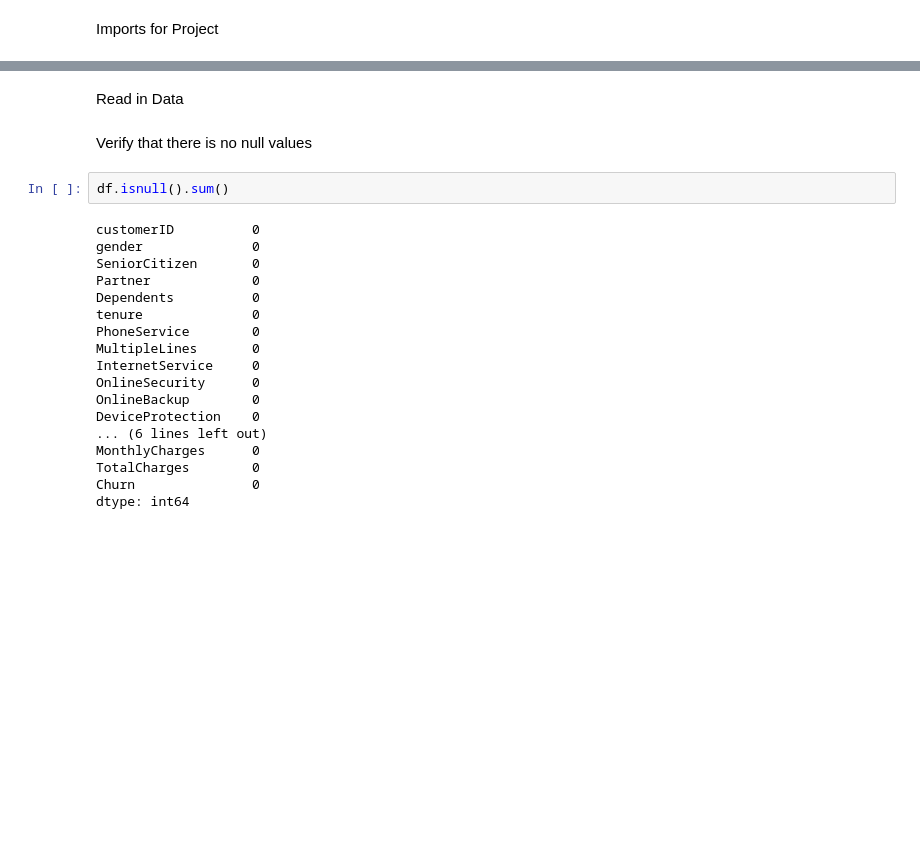
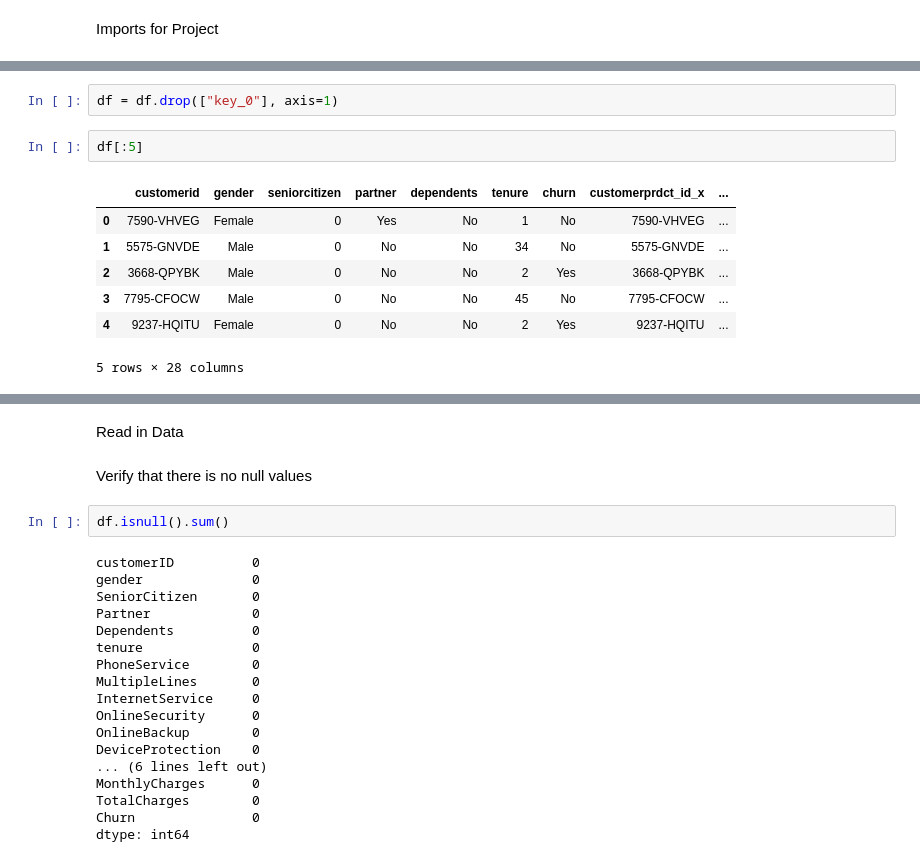
Before and after one commit to UCF-Data-Analytics-Group-Project/Final_Project, a Jupyter notebook: Churn_Prediction.ipynb, the cells around one changed output, grey strips where cells are left out. Drawn from its saved outputs; the diff is of its cells as text; blank space fills up the shorter version.

```diff
--- a/Churn_Prediction.ipynb
+++ b/Churn_Prediction.ipynb
@@ -74,0 +146,12 @@ print (df)
+# %%
+df = df.drop(["key_0"], axis=1)
+# %%
+df[:5]
+# %% [output]
+|  | customerid | gender | seniorcitizen | partner | dependents | tenure | churn | customerprdct_id_x | ... |
+| 0 | 7590-VHVEG | Female | 0 | Yes | No | 1 | No | 7590-VHVEG | ... |
+| 1 | 5575-GNVDE | Male | 0 | No | No | 34 | No | 5575-GNVDE | ... |
+| 2 | 3668-QPYBK | Male | 0 | No | No | 2 | Yes | 3668-QPYBK | ... |
+| 3 | 7795-CFOCW | Male | 0 | No | No | 45 | No | 7795-CFOCW | ... |
+| 4 | 9237-HQITU | Female | 0 | No | No | 2 | Yes | 9237-HQITU | ... |
+5 rows × 28 columns
```
Also changed, not shown: parts of 22 cells of this notebook, 2 other files.
